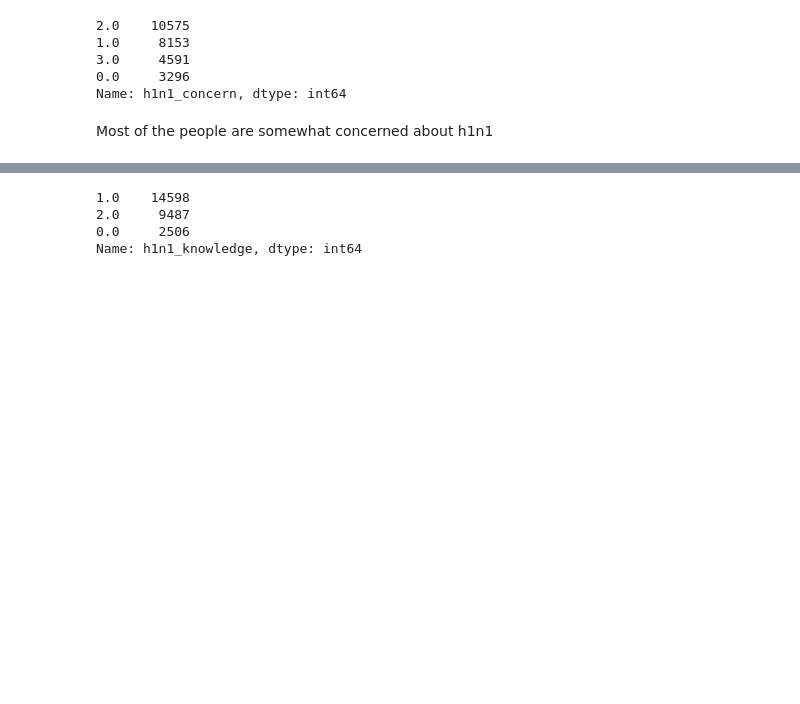
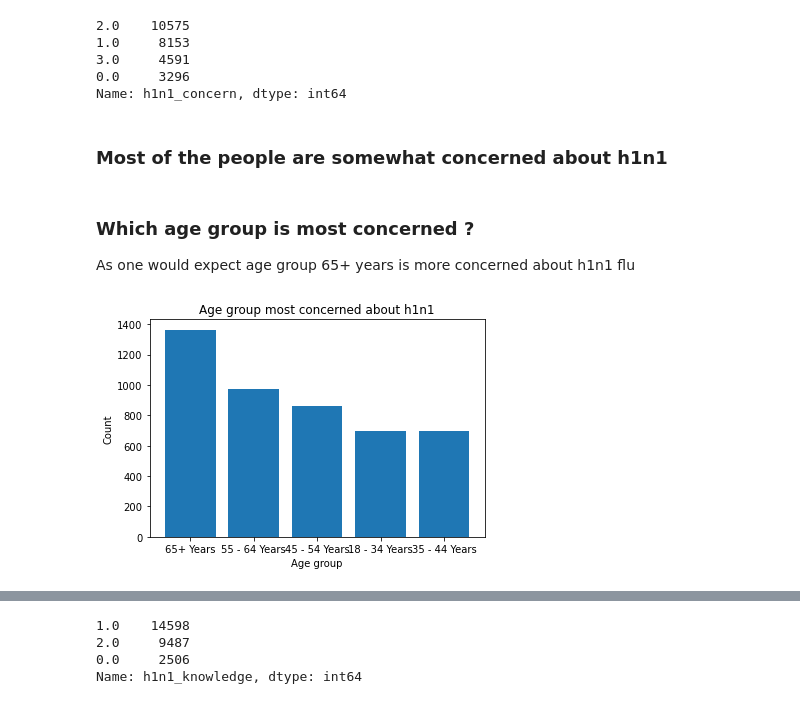
Before and after one commit to prithviraj-maurya/Flu-Shot-Learning-ML, a Jupyter notebook: Project-flu-vaccine-eda.ipynb, the cells around one changed output, grey strips where cells are left out. Drawn from its saved outputs; the diff is of its cells as text; code cells hidden in the pictures; blank space fills up the shorter version.

```diff
--- a/Project-flu-vaccine-eda.ipynb
+++ b/Project-flu-vaccine-eda.ipynb
@@ -149,5 +155,27 @@ train_set_features_df.h1n1_concern.value_counts()
 3.0     4591
 0.0     3296
 Name: h1n1_concern, dtype: int64
+# %%
+def plot_bar(x, y, title, xlabel, ylabel):
+    plt.title(title)
+    plt.xlabel(xlabel)
+    plt.ylabel(ylabel)
+    plt.bar(x, y);
 # %% [markdown]
-Most of the people are somewhat concerned about h1n1
+### Most of the people are somewhat concerned about h1n1
+# %% [markdown]
+### Which age group is most concerned ?
+
+As one would expect age group 65+ years is more concerned about h1n1 flu
+# %%
+age_group_concern_count = train_set_features_df[train_set_features_df.h1n1_concern == 3].age_group.value_counts()
+
+plot_bar(
+    age_group_concern_count.index,
+    age_group_concern_count.values,
+    "Age group most concerned about h1n1",
+    "Age group",
+    "Count"
+)
+# %% [output]
+[figure, added]
```
Also changed, not shown: parts of 55 cells of this notebook.
